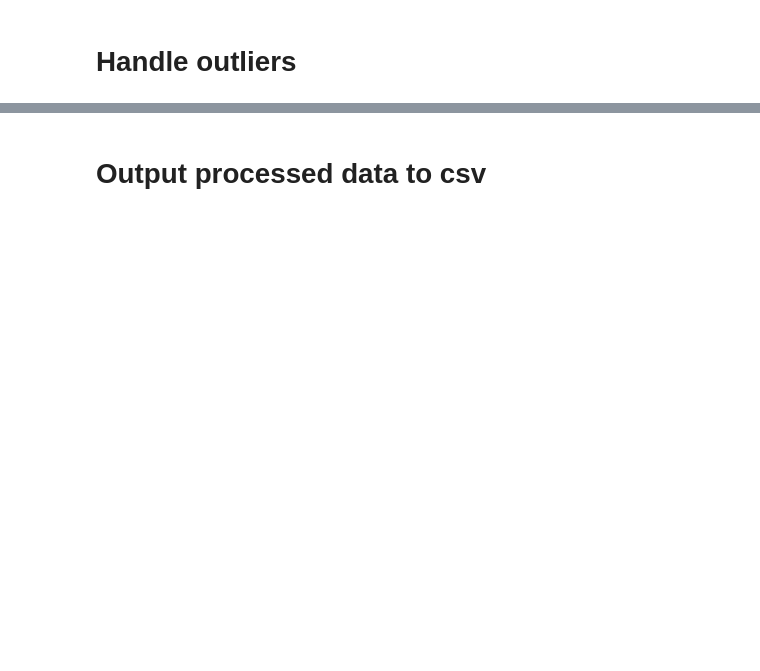
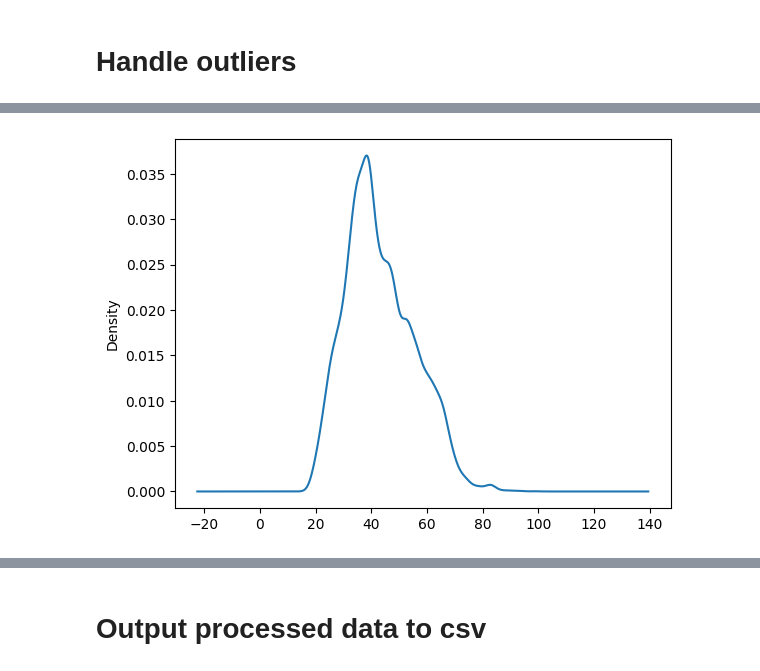
Before and after one commit to khangwen/data-analysis-project, a Jupyter notebook: notebooks/review_analysis.ipynb, the cells around one changed output, grey strips where cells are left out. Saved outputs shown, nothing was run; the diff lists cells and outputs as text; code cells hidden in the pictures; blank space fills up the shorter version.

```diff
--- a/notebooks/review_analysis.ipynb
+++ b/notebooks/review_analysis.ipynb
@@ -140,0 +131,6 @@ df.head()
+# %%
+df['Age'].plot(kind='density')
+
+plt.show()
+# %% [output]
+[figure, added]
```
Also changed, not shown: parts of 5 cells of this notebook, 2 other files.
